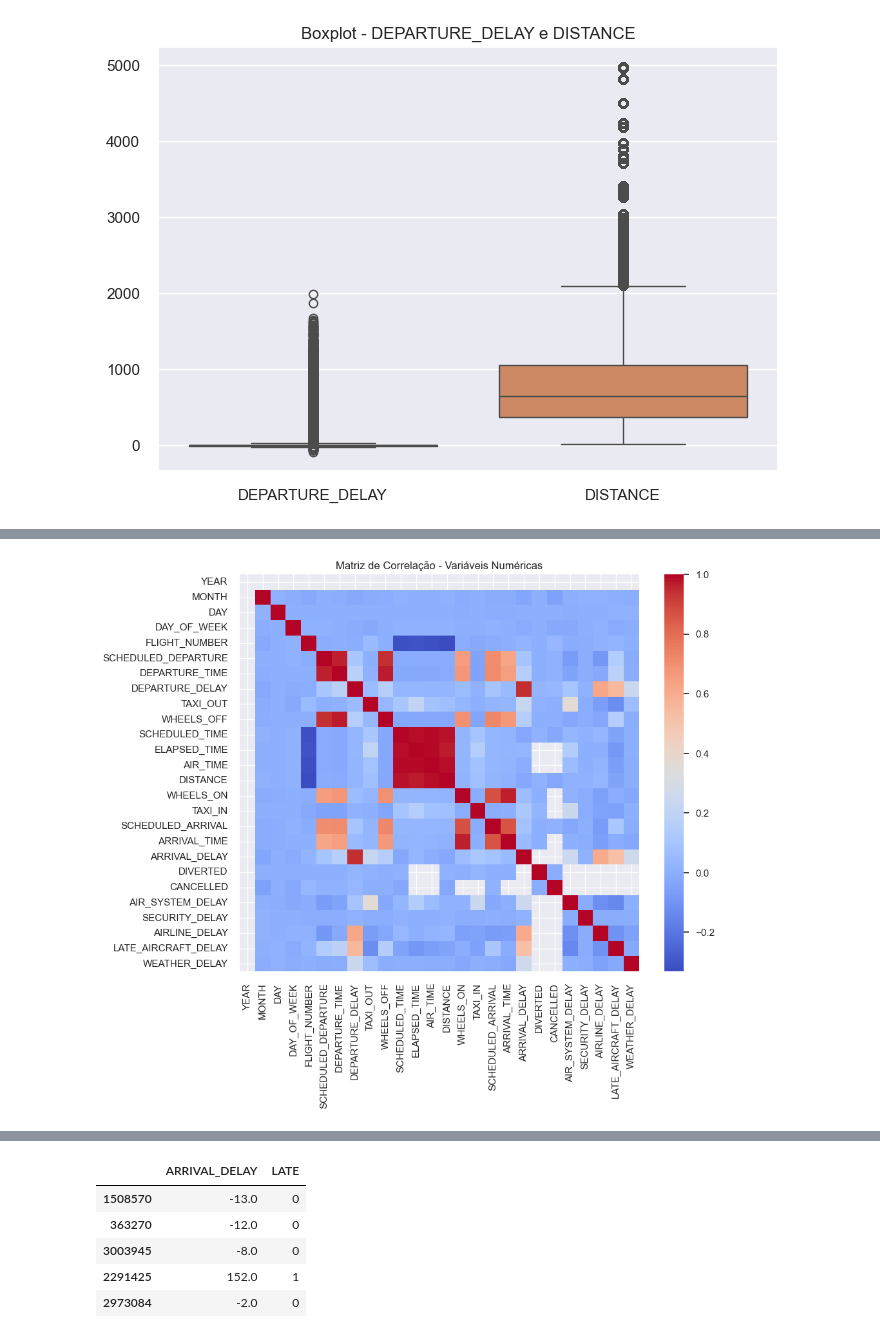
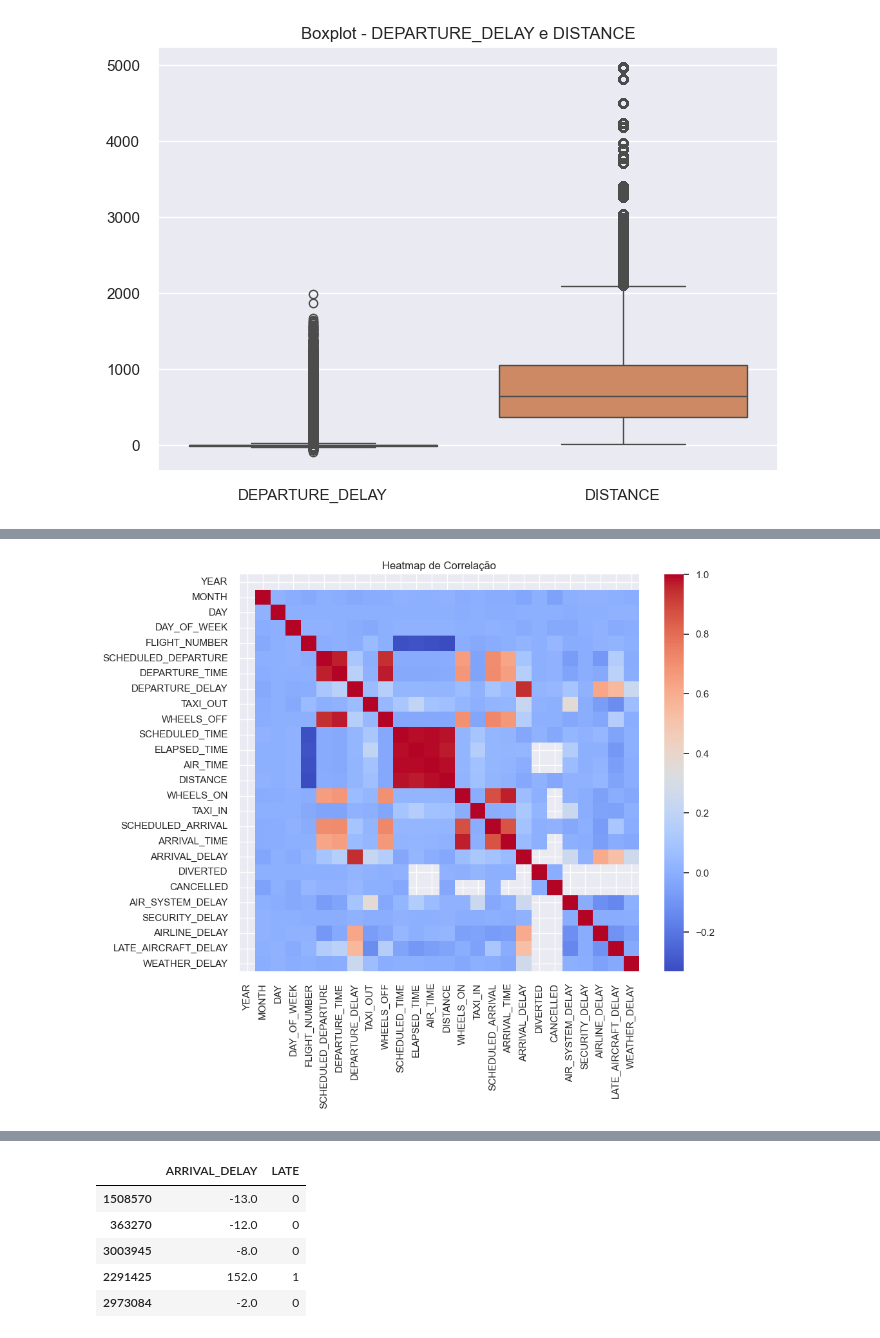
Before and after one commit to JoaoDario632/implementa-o-Segunda-Avaliacao-Girotto, a Jupyter notebook: projeto_modelagem_inicial.ipynb, the cells around one changed output, grey strips where cells are left out. Cells and saved outputs as stored; diff of their text form; code cells hidden in the pictures.

```diff
--- a/projeto_modelagem_inicial.ipynb
+++ b/projeto_modelagem_inicial.ipynb
@@ -127,12 +132,12 @@ plt.show()
 # %%
-# Matriz de correlação numérica
+# Heatmap de correlação
 num_df = df.select_dtypes(include=['number'])
 plt.figure(figsize=(10, 8))
-sns.heatmap(num_df.corr(), annot=False, cmap='coolwarm')
-plt.title("Matriz de Correlação - Variáveis Numéricas")
+sns.heatmap(num_df.corr(), cmap="coolwarm")
+plt.title("Heatmap de Correlação")
 plt.show()
 # %% [output]
-[figure, old version]
+[figure, new version]
 # %%
 # Pairplot em amostra menor
 df_sample_pair = df[['DEPARTURE_DELAY', 'DISTANCE', 'MONTH', 'DAY']].dropna().sample(10_000, random_state=42)
```
Also changed, not shown: parts of 22 cells of this notebook.
